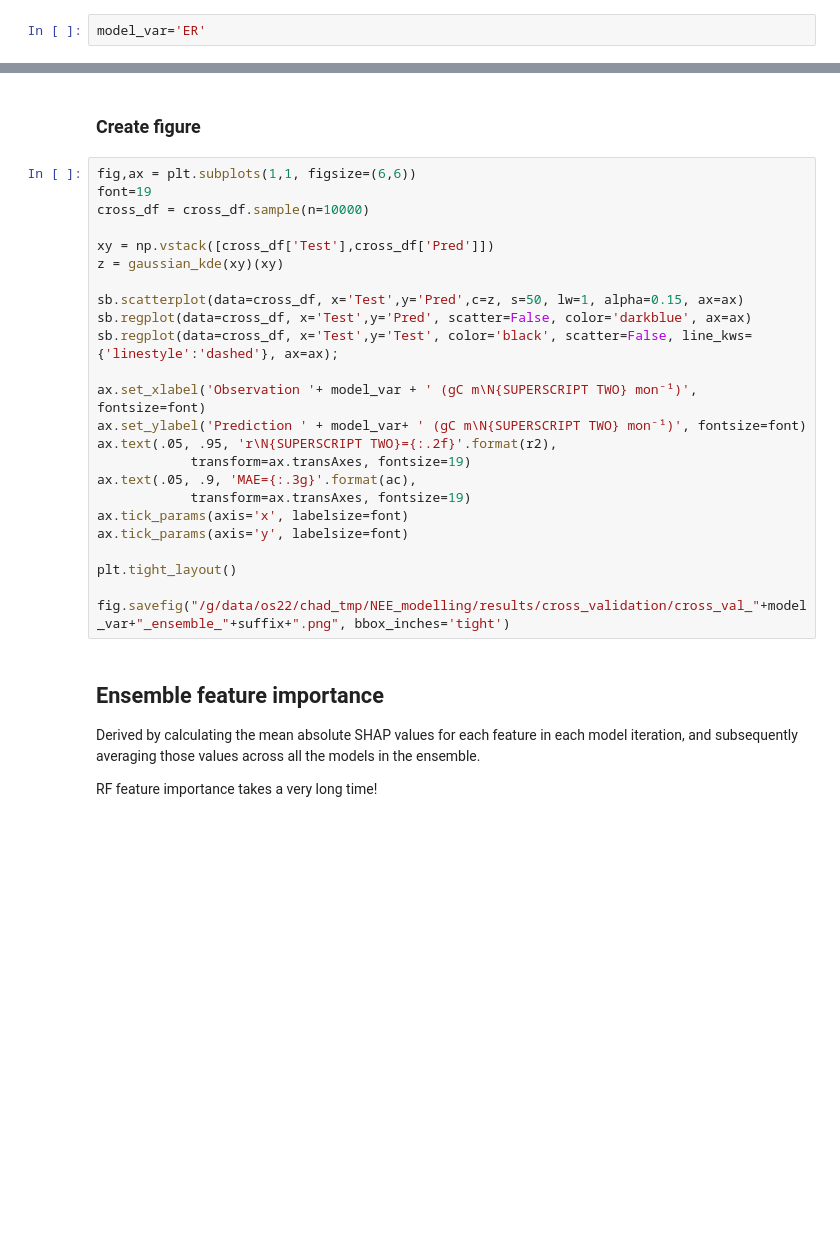
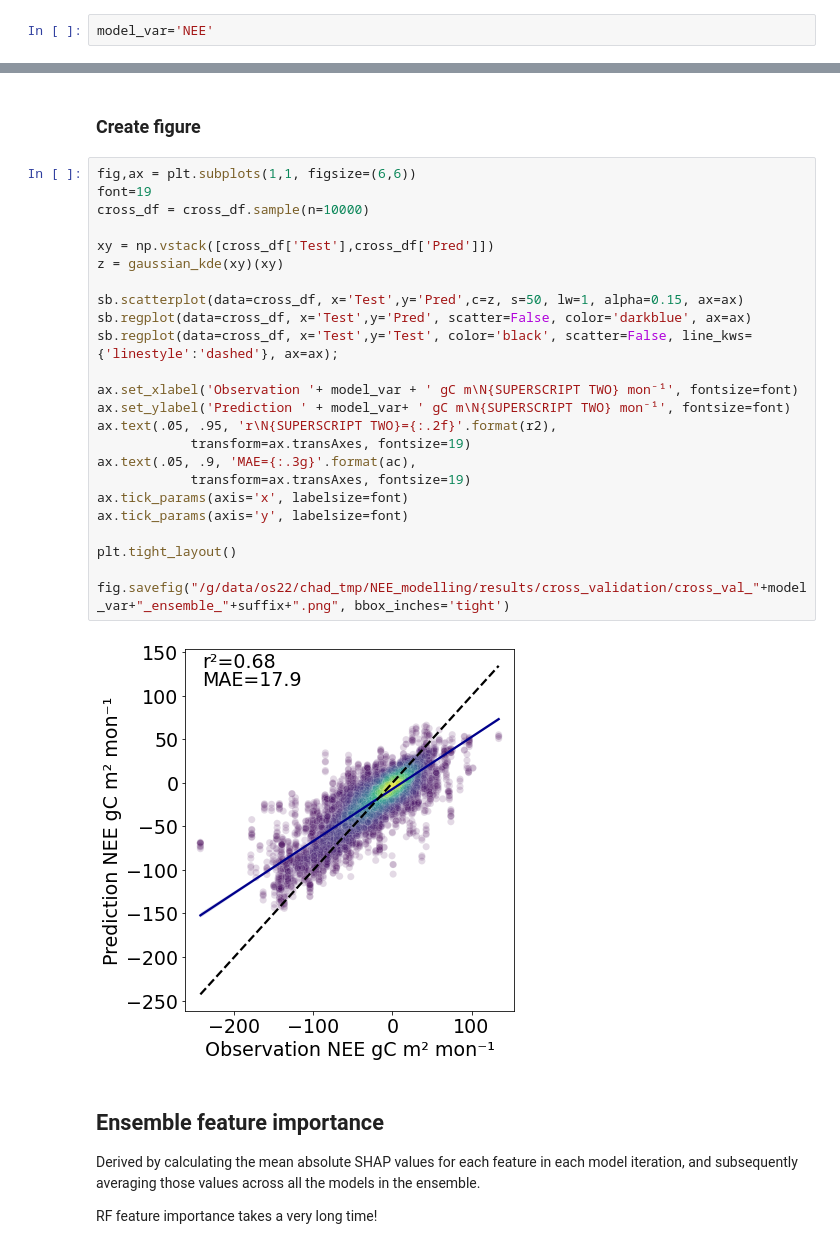
Before and after one commit to cbur24/NEE_modelling, a Jupyter notebook: 3_Generate_ensemble_of_models.ipynb, the cells around one changed output, grey strips where cells are left out. Saved outputs shown, nothing was run; the diff lists cells and outputs as text; blank space fills up the shorter version.

```diff
--- a/3_Generate_ensemble_of_models.ipynb
+++ b/3_Generate_ensemble_of_models.ipynb
@@ -302,7 +302,7 @@ for m in range(1,16): # 15 iterations for each model
 # %% [markdown]
 ### Create 1:1 plots and statistics
 # %%
-model_var='ER'
+model_var='NEE'
 # %%
 base='/g/data/os22/chad_tmp/NEE_modelling/results/cross_validation/'+model_var+'_ensemble/'
 
@@ -334,27 +334,29 @@ ac = mean_absolute_error(obs, pred)
 # %%
 fig,ax = plt.subplots(1,1, figsize=(6,6))
 font=19
 cross_df = cross_df.sample(n=10000)
 
 xy = np.vstack([cross_df['Test'],cross_df['Pred']])
 z = gaussian_kde(xy)(xy)
 
 sb.scatterplot(data=cross_df, x='Test',y='Pred',c=z, s=50, lw=1, alpha=0.15, ax=ax)
 sb.regplot(data=cross_df, x='Test',y='Pred', scatter=False, color='darkblue', ax=ax)
 sb.regplot(data=cross_df, x='Test',y='Test', color='black', scatter=False, line_kws={'linestyle':'dashed'}, ax=ax);
 
-ax.set_xlabel('Observation '+ model_var + ' (gC m\N{SUPERSCRIPT TWO} mon⁻¹)', fontsize=font)
-ax.set_ylabel('Prediction ' + model_var+ ' (gC m\N{SUPERSCRIPT TWO} mon⁻¹)', fontsize=font)
+ax.set_xlabel('Observation '+ model_var + ' gC m\N{SUPERSCRIPT TWO} mon⁻¹', fontsize=font)
+ax.set_ylabel('Prediction ' + model_var+ ' gC m\N{SUPERSCRIPT TWO} mon⁻¹', fontsize=font)
 ax.text(.05, .95, 'r\N{SUPERSCRIPT TWO}={:.2f}'.format(r2),
             transform=ax.transAxes, fontsize=19)
 ax.text(.05, .9, 'MAE={:.3g}'.format(ac),
             transform=ax.transAxes, fontsize=19)
 ax.tick_params(axis='x', labelsize=font)
 ax.tick_params(axis='y', labelsize=font)
 
 plt.tight_layout()
 
 fig.savefig("/g/data/os22/chad_tmp/NEE_modelling/results/cross_validation/cross_val_"+model_var+"_ensemble_"+suffix+".png", bbox_inches='tight')
+# %% [output]
+[figure, added]
 # %% [markdown]
 ## Ensemble feature importance
 
```
Also changed, not shown: 15 other files.
